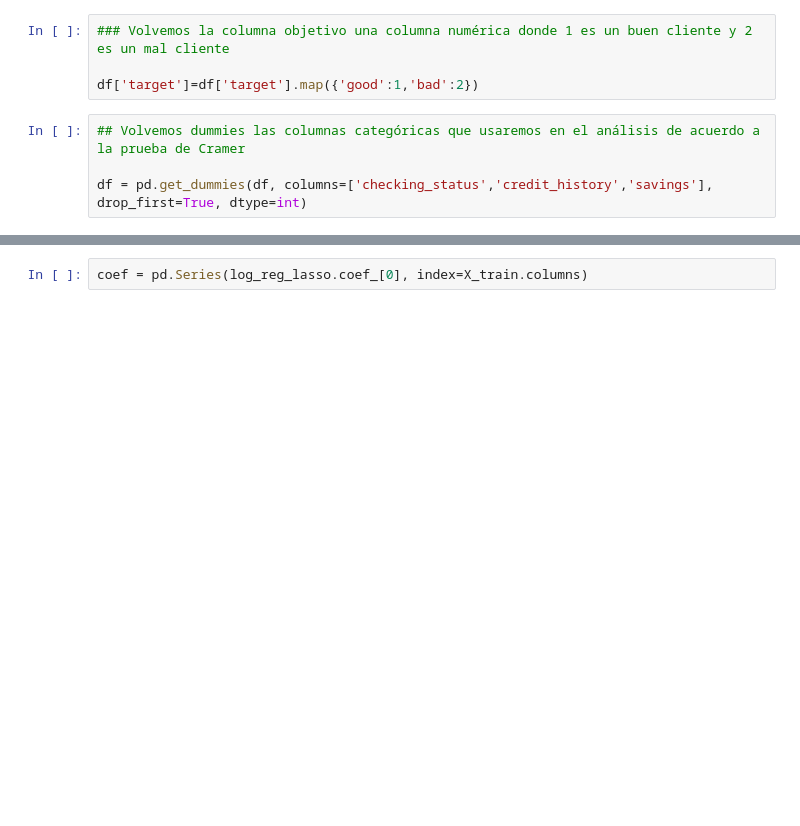
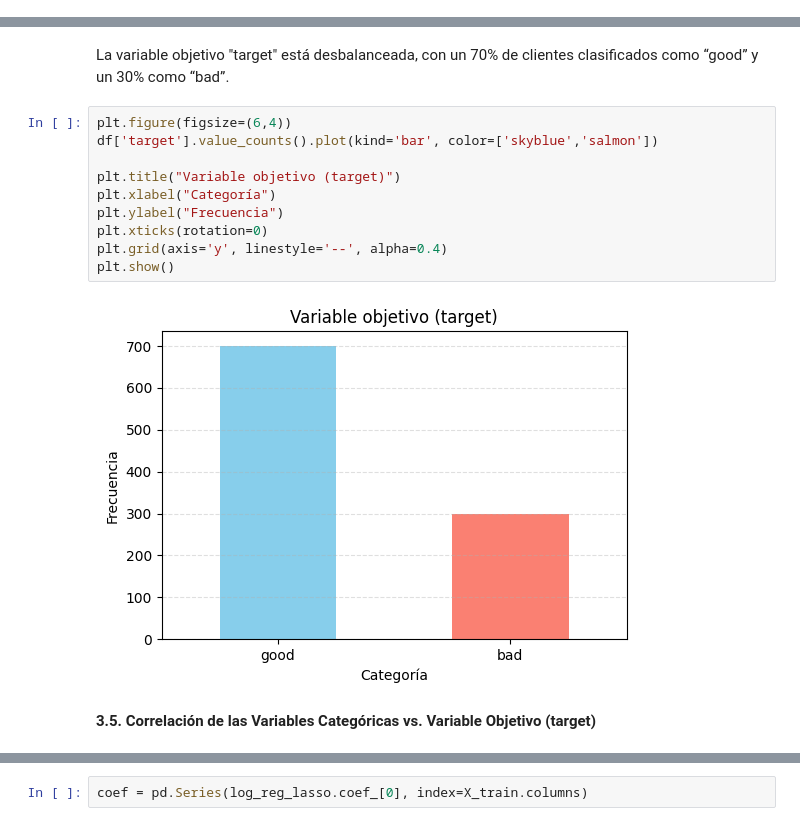
Before and after one commit to DavidCrespo72/AnalisisDatos, a Jupyter notebook: Taller_inova_pre1.ipynb, the cells around one changed output, grey strips where cells are left out. Cells and saved outputs as stored; diff of their text form; blank space fills up the shorter version.

```diff
--- a/Taller_inova_pre1.ipynb
+++ b/Taller_inova_pre1.ipynb
@@ -279,8 +40,0 @@ job                       0.000000
-# %%
-### Volvemos la columna objetivo una columna numérica donde 1 es un buen cliente y 2 es un mal cliente
-
-df['target']=df['target'].map({'good':1,'bad':2})
-# %%
-## Volvemos dummies las columnas categóricas que usaremos en el análisis de acuerdo a la prueba de Cramer
-
-df = pd.get_dummies(df, columns=['checking_status','credit_history','savings'], drop_first=True, dtype=int)
@@ -351,0 +168,16 @@ plt.show()
+# %% [markdown]
+La variable objetivo "target" está desbalanceada, con un 70% de clientes clasificados como “good” y un 30% como “bad”.
+# %%
+plt.figure(figsize=(6,4))
+df['target'].value_counts().plot(kind='bar', color=['skyblue','salmon'])
+
+plt.title("Variable objetivo (target)")
+plt.xlabel("Categoría")
+plt.ylabel("Frecuencia")
+plt.xticks(rotation=0)
+plt.grid(axis='y', linestyle='--', alpha=0.4)
+plt.show()
+# %% [output]
+[figure, added]
+# %% [markdown]
+**3.5. Correlación de las Variables Categóricas vs. Variable Objetivo (target)**
```
Also changed, not shown: parts of 78 cells of this notebook.
